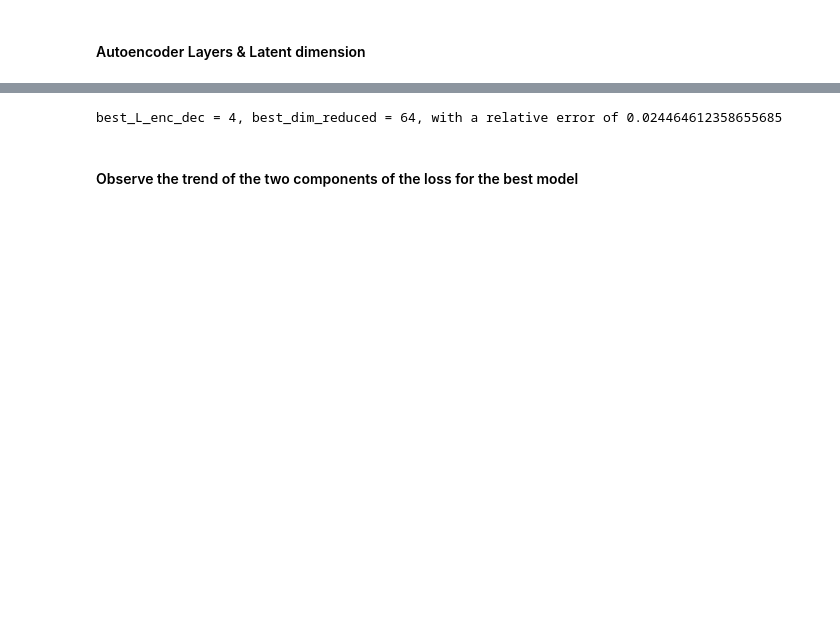
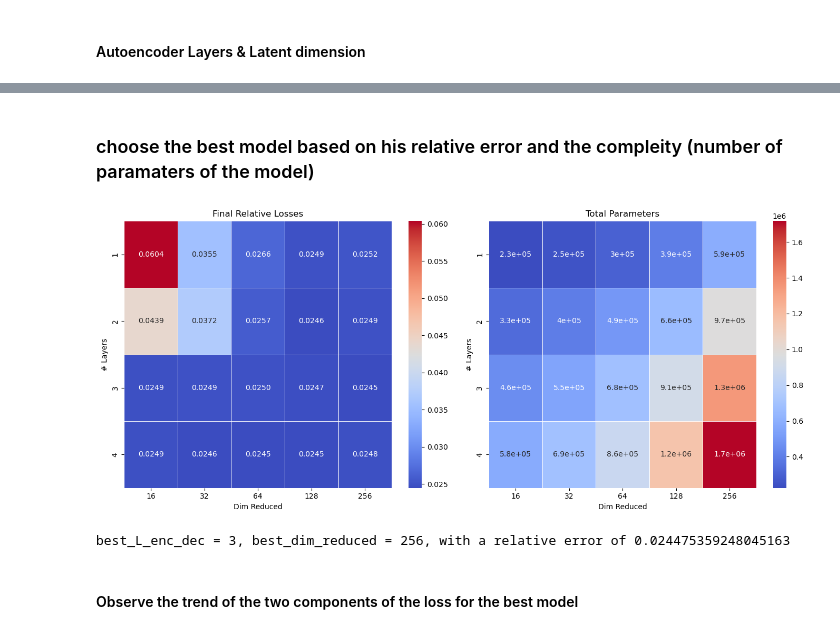
Before and after one commit to CS-433/ml-project-2-ita, a Jupyter notebook: final_manuel_local.ipynb, the cells around one changed output, grey strips where cells are left out. Cells and saved outputs as stored; diff of their text form; code cells hidden in the pictures; blank space fills up the shorter version.

```diff
--- a/final_manuel_local.ipynb
+++ b/final_manuel_local.ipynb
@@ -391,15 +302,49 @@ IndexError: list index out of range
+# %% [markdown]
+### choose the best model based on his relative error and the compleity (number of paramaters of the model)
+# %%
+total_paramaters_matrix=np.zeros((len(l_values), len(dim_reduced_list)))
+
+for idx_l in range(len(l_values)):
+    for idx_dim in range(len(dim_reduced_list)):
+        model_ = SolverPlusMLPAutoencoder(dim_reduced=dim_reduced_list[idx_dim], activation="gelu", L_enc_dec=l_values[idx_l])
+        total_params = sum(p.numel() for p in model_.parameters())
+        total_paramaters_matrix[idx_l, idx_dim] = total_params
+# %%
+import seaborn as sns
+
+fig, axes = plt.subplots(1, 2, figsize=(14, 6))  # 1 riga, 2 colonne
+
+# Prima heatmap
+sns.heatmap(final_rel_losses_matrix, annot=True, cmap='coolwarm', fmt=".4f", linewidths=0.5,
+            yticklabels=['1', '2', '3', '4'], xticklabels=['16', '32', '64', '128', '256'], ax=axes[0])
+axes[0].set_title("Final Relative Losses")
+axes[0].set_xlabel("Dim Reduced")
+axes[0].set_ylabel("# Layers")
+
+# Seconda heatmap
+sns.heatmap(total_paramaters_matrix, annot=True, cmap='coolwarm', linewidths=0.5,
+            yticklabels=['1', '2', '3', '4'], xticklabels=['16', '32', '64', '128', '256'], ax=axes[1])
+axes[1].set_title("Total Parameters")
+axes[1].set_xlabel("Dim Reduced")
+axes[1].set_ylabel("# Layers")
+
+# Mostra il grafico
+plt.tight_layout()
+plt.show()
+# %% [output]
+[figure, added]
 # %%
 #Extracting the best model changing layers in the autoencoder and latent dimension
 best_index=np.argmin(final_rel_losses_matrix)
 
-best_row = best_index // 4
-best_col = best_index % 4
+best_row = best_index // 5
+best_col = best_index % 5
 
 best_L_enc_dec= l_values[best_row]
 best_dim_reduced = dim_reduced_list[best_col]
 print(f"best_L_enc_dec = {best_L_enc_dec}, best_dim_reduced = {best_dim_reduced}, with a relative error of", np.min(final_rel_losses_matrix))
 # %% [output]
-best_L_enc_dec = 4, best_dim_reduced = 64, with a relative error of 0.024464612358655685
+best_L_enc_dec = 3, best_dim_reduced = 256, with a relative error of 0.024475359248045163
 # %% [markdown]
 #### Observe the trend of the two components of the loss for the best model
 # %%
```
Also changed, not shown: parts of 26 cells of this notebook, 3 other files.
